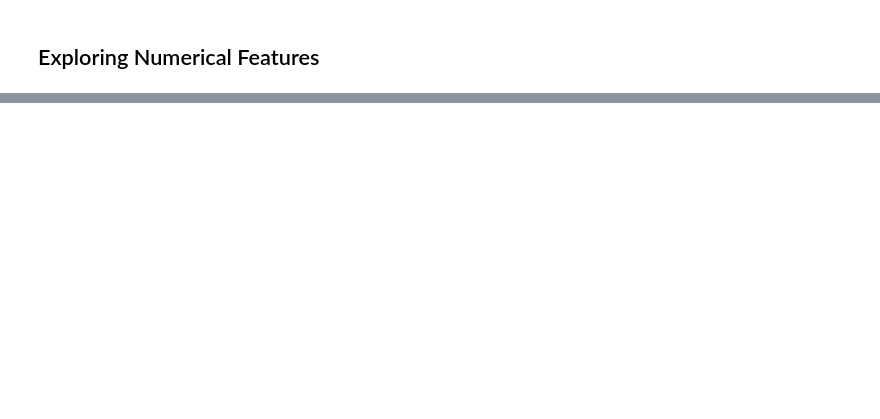
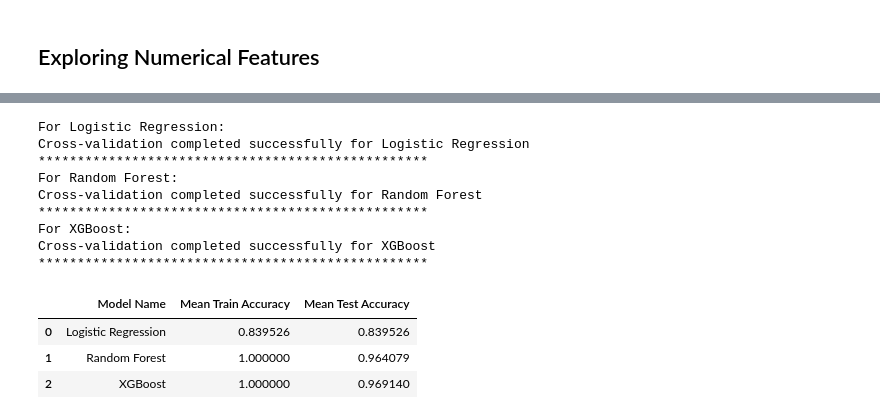
Before and after one commit to osama-gawish/KaggleNotebooks, a Jupyter notebook: bank-churn.ipynb, the cells around one changed output, grey strips where cells are left out. Saved outputs shown, nothing was run; the diff lists cells and outputs as text; code cells hidden in the pictures; blank space fills up the shorter version.

```diff
--- a/bank-churn.ipynb
+++ b/bank-churn.ipynb
@@ -125,0 +369,69 @@ The `ci` parameter is deprecated. Use `errorbar=None` for the same effect.
+# %%
+# List of classifiers to evaluate
+classifiers = [
+    ("Logistic Regression", LogisticRegression(random_state=42, max_iter= 1500, n_jobs=-1)),
+    ("Random Forest", RandomForestClassifier(random_state=42, n_jobs =-1)),
+    ("XGBoost", xgb.XGBClassifier(random_state=42, n_jobs =-1))
+]
+# %%
+# Initialize RFE feature selector
+RFE_selector = RFE(lgb.LGBMClassifier(random_state=42, verbose=-1), n_features_to_select=12)
+
+
+# Creating lists for classifier names, mean_test_accuracy_scores, and results.
+results = []
+mean_test_accuracy_scores = []
+classifier_names = []
+
+for model_name, model in classifiers:
+    # Print model name
+    print(f"For {model_name}:")
+
+    # Steps Creation
+    steps = list()
+
+    steps.append(('feature_selector', RFE_selector))  # RFE feature selection
+
+    steps.append((model_name, model))
+
+    # Create the pipeline
+    pipeline = Pipeline(steps=steps)
+
+    # 5-fold Stratified Cross-Validation
+    cv = StratifiedKFold(n_splits=5, shuffle=True, random_state=42)
+
+    # Perform cross-validation with train scores
+    cv_results = cross_validate(pipeline, X_train, y_train, cv=cv, scoring='accuracy',n_jobs=-1, return_train_score=True)
+
+    print(f"Cross-validation completed successfully for {model_name}")
+    print('*' * 50)
+
+    # Append results to the list
+    results.append({
+        "Model Name": model_name,
+        "Mean Train Accuracy": np.mean(cv_results['train_score']),
+        "Mean Test Accuracy": np.mean(cv_results['test_score'])
+    })
+
+    mean_test_accuracy_scores.append(np.mean(cv_results['test_score']))
+    classifier_names.append(model_name)
+
+# Create a DataFrame from the results list
+results_df = pd.DataFrame(results)
+
+# Display the DataFrame
+display(results_df)
+# %% [output]
+For Logistic Regression:
+Cross-validation completed successfully for Logistic Regression
+**************************************************
+For Random Forest:
+Cross-validation completed successfully for Random Forest
+**************************************************
+For XGBoost:
+Cross-validation completed successfully for XGBoost
+**************************************************
+|  | Model Name | Mean Train Accuracy | Mean Test Accuracy |
+| 0 | Logistic Regression | 0.839526 | 0.839526 |
+| 1 | Random Forest | 1.000000 | 0.964079 |
+| 2 | XGBoost | 1.000000 | 0.969140 |
```
Also changed, not shown: parts of 36 cells of this notebook.
